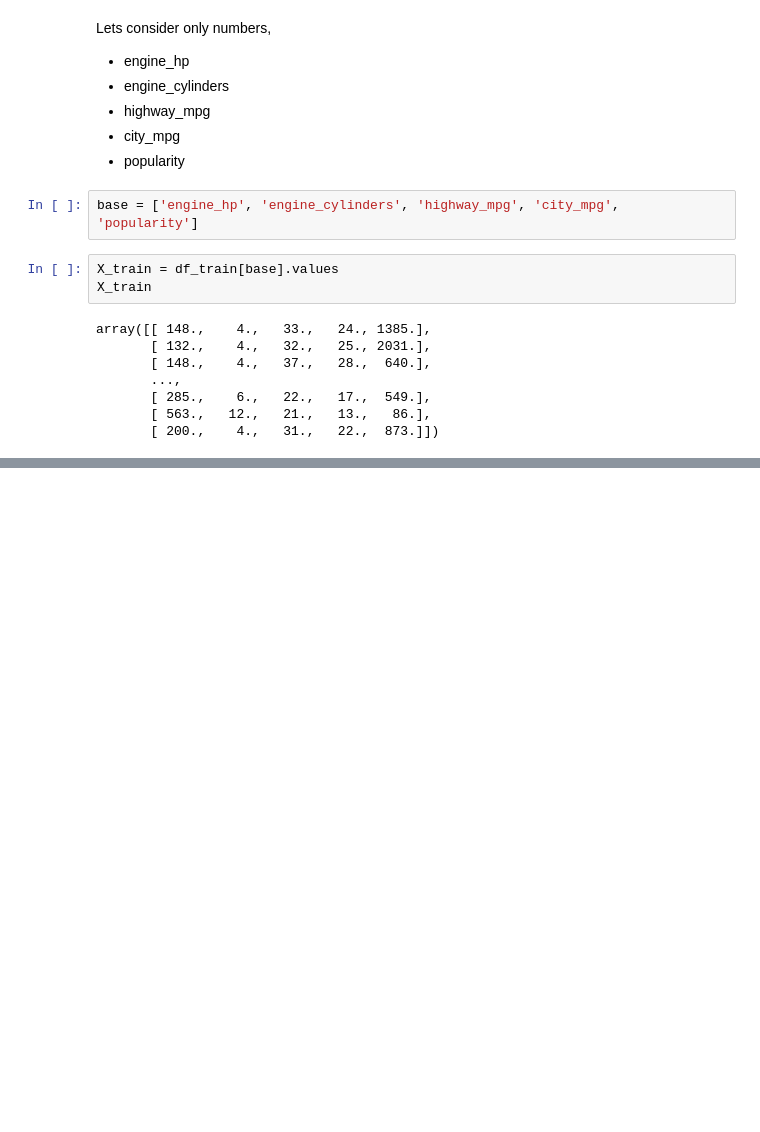
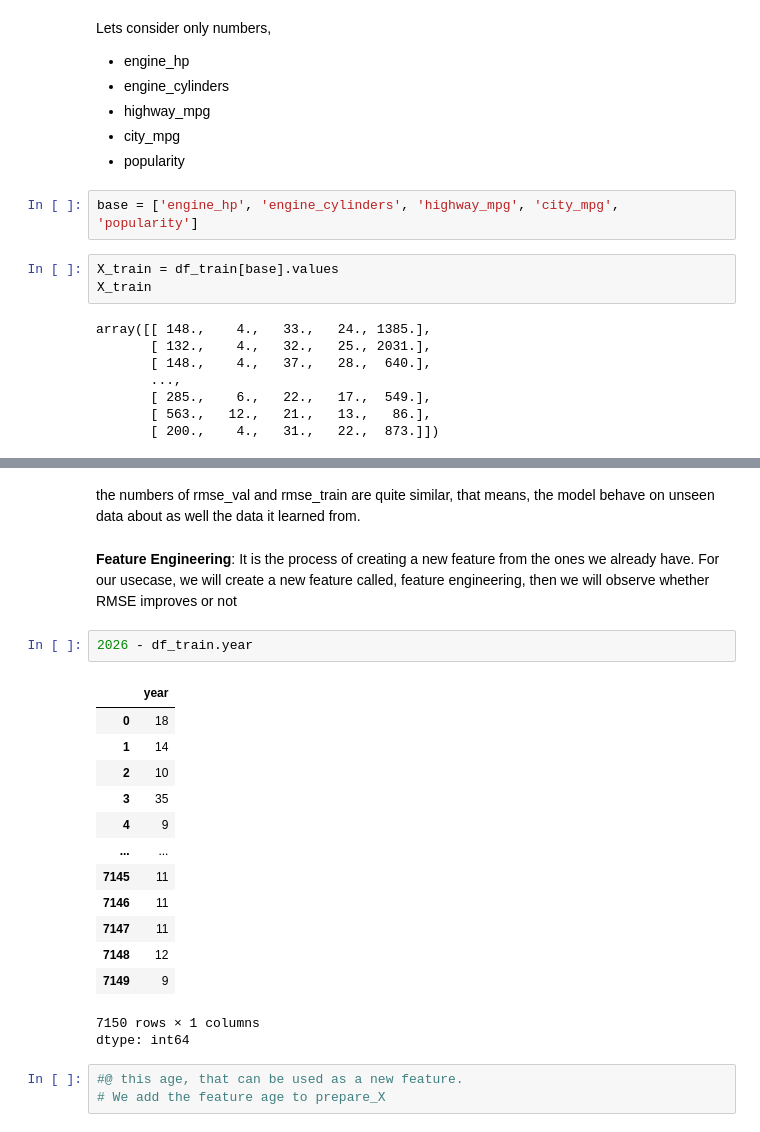
Before and after one commit to asmipandey18/Machine_learning, a Jupyter notebook: Regression_ML.ipynb, the cells around one changed output, grey strips where cells are left out. Drawn from its saved outputs; the diff is of its cells as text; blank space fills up the shorter version.

```diff
--- a/Regression_ML.ipynb
+++ b/Regression_ML.ipynb
@@ -727,0 +877,26 @@ array([[ 148.,    4.,   33.,   24., 1385.],
+# %% [markdown]
+the numbers of rmse_val and rmse_train are quite similar, that means, the model behave on unseen data about as well the data it learned from.
+# %% [markdown]
+**Feature Engineering**:
+It is the process of creating a new feature from the ones we already have.
+For our usecase, we will create a new feature called, feature engineering, then we will observe whether RMSE improves or not
+# %%
+2026 - df_train.year
+# %% [output]
+|  | year |
+| 0 | 18 |
+| 1 | 14 |
+| 2 | 10 |
+| 3 | 35 |
+| 4 | 9 |
+| ... | ... |
+| 7145 | 11 |
+| 7146 | 11 |
+| 7147 | 11 |
+| 7148 | 12 |
+| 7149 | 9 |
+7150 rows × 1 columns
+dtype: int64
+# %%
+#@ this age, that can be used as a new feature.
+# We add the feature age to prepare_X
```
Also changed, not shown: parts of 40 cells of this notebook.
